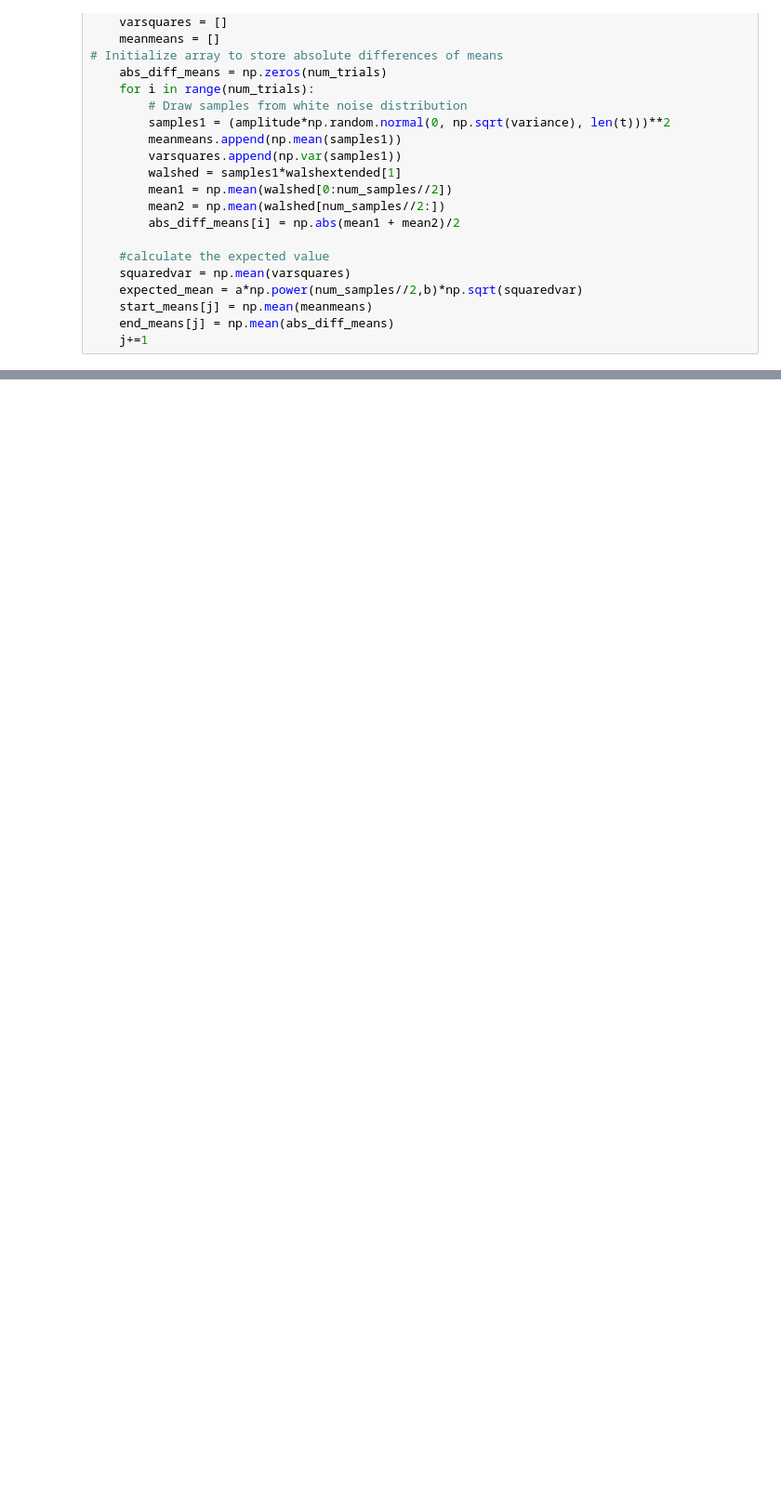
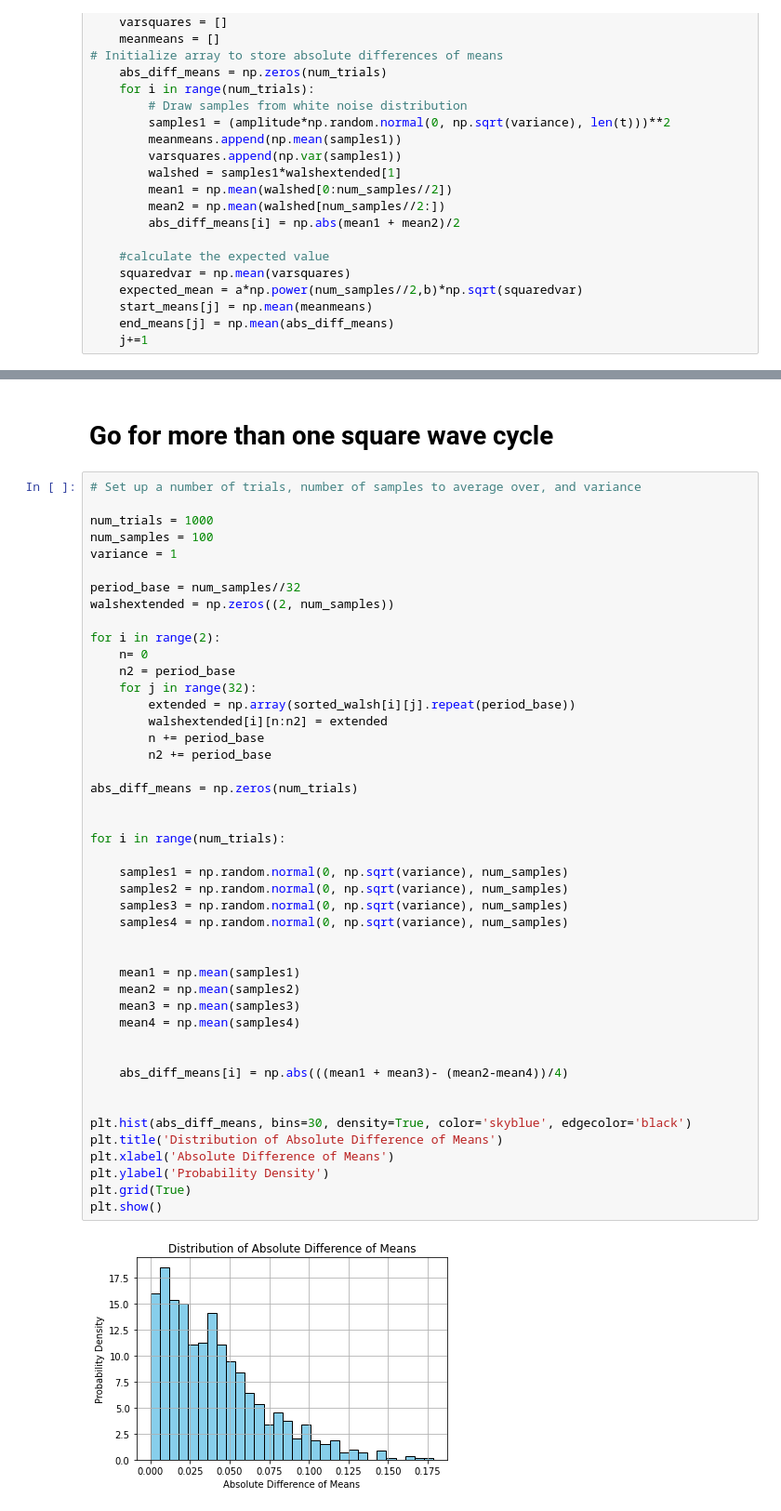
Before and after one commit to lmberkhout/walsh_sims, a Jupyter notebook: noise_math.ipynb, the cells around one changed output, grey strips where cells are left out. Shown at 93% size. Cells and saved outputs as stored; diff of their text form; blank space fills up the shorter version.

```diff
--- a/noise_math.ipynb
+++ b/noise_math.ipynb
@@ -447,0 +474,49 @@ for amplitude in amp:
+# %% [markdown]
+# Go for more than one square wave cycle
+# %%
+# Set up a number of trials, number of samples to average over, and variance
+
+num_trials = 1000
+num_samples = 100
+variance = 1
+
+period_base = num_samples//32
+walshextended = np.zeros((2, num_samples))
+
+for i in range(2):
+    n= 0
+    n2 = period_base
+    for j in range(32):
+        extended = np.array(sorted_walsh[i][j].repeat(period_base))
+        walshextended[i][n:n2] = extended
+        n += period_base
+        n2 += period_base
+
+abs_diff_means = np.zeros(num_trials)
+
+
+for i in range(num_trials):
+
+    samples1 = np.random.normal(0, np.sqrt(variance), num_samples)
+    samples2 = np.random.normal(0, np.sqrt(variance), num_samples)
+    samples3 = np.random.normal(0, np.sqrt(variance), num_samples)
+    samples4 = np.random.normal(0, np.sqrt(variance), num_samples)
+
+
+    mean1 = np.mean(samples1)
+    mean2 = np.mean(samples2)
+    mean3 = np.mean(samples3)
+    mean4 = np.mean(samples4)
+
+
+    abs_diff_means[i] = np.abs(((mean1 + mean3)- (mean2-mean4))/4)
+
+
+plt.hist(abs_diff_means, bins=30, density=True, color='skyblue', edgecolor='black')
+plt.title('Distribution of Absolute Difference of Means')
+plt.xlabel('Absolute Difference of Means')
+plt.ylabel('Probability Density')
+plt.grid(True)
+plt.show()
+# %% [output]
+[figure, added]
```
Also changed, not shown: parts of 44 cells of this notebook.
